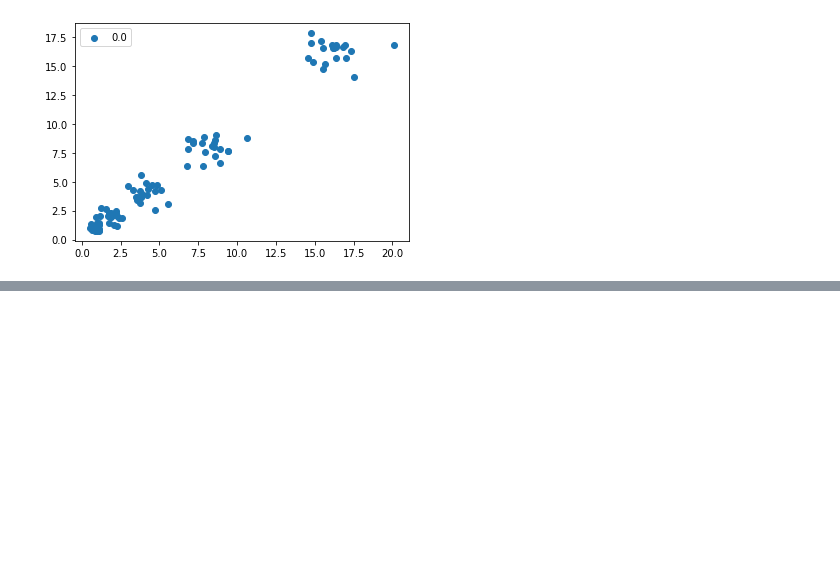
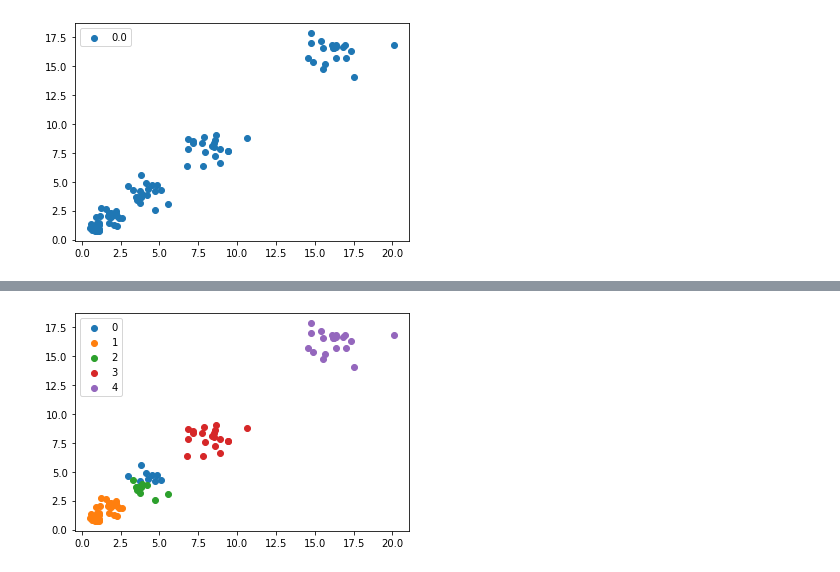
Before and after one commit to aryamaanjain/cvit_workshop, a Jupyter notebook: day_8/cvit_summer_workshop_03june2020_2.ipynb, the cells around one changed output, grey strips where cells are left out. Cells and saved outputs as stored; diff of their text form; code cells hidden in the pictures; blank space fills up the shorter version.

```diff
--- a/day_8/cvit_summer_workshop_03june2020_2.ipynb
+++ b/day_8/cvit_summer_workshop_03june2020_2.ipynb
@@ -141,0 +147,43 @@ plot_clusters(points, cluster_labels, show_annotation=False)
+# %%
+def KMeans_avg(points, k):
+  cluster_labels = np.zeros((points.shape[0]))
+
+  # taking average here
+  cluster_centers = initialise(points, k)
+  if n > 1:
+    cluster_centers += cluster_centers_avg
+    cluster_centers /= n
+
+  initial_centers = cluster_centers.copy()
+  old_cluster_centers = np.zeros(cluster_centers.shape)
+
+  while not (old_cluster_centers == cluster_centers).all():
+    old_cluster_centers = cluster_centers.copy()
+    cluster_labels = assign(points, cluster_centers)
+    cluster_centers = recalculate_cluster_centers(points, cluster_labels, k)
+
+  return cluster_labels, initial_centers, cluster_centers
+# %%
+# Testing
+np.random.seed(2)
+K = 5
+X = []
+for i in range(5):
+    X.append(np.random.normal(2**i,(i+1)/5, size=(20,2)))
+
+points = np.vstack(X)
+# plot_clusters(points, np.zeros((points.shape[0])), show_annotation=False)
+# %%
+n = 1
+cluster_centers_avg = None
+
+for i in range(100):
+  cluster_labels, initial_centers, final_centers = KMeans_avg(points, K)
+  if n > 1:
+    cluster_centers_avg += final_centers
+  else:
+    cluster_centers_avg = final_centers
+  n += 1
+plot_clusters(points, cluster_labels, show_annotation=False)
+# %% [output]
+[figure, added]
```
Also changed, not shown: parts of 13 cells of this notebook.
